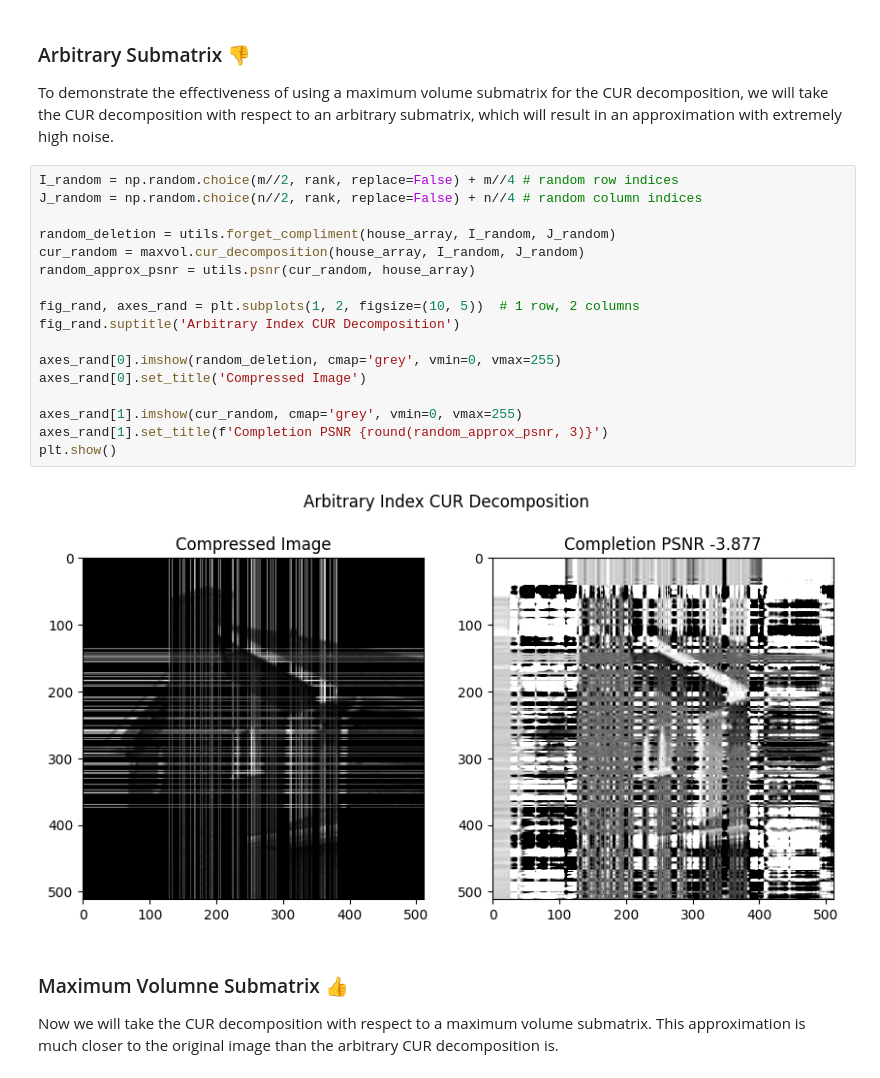
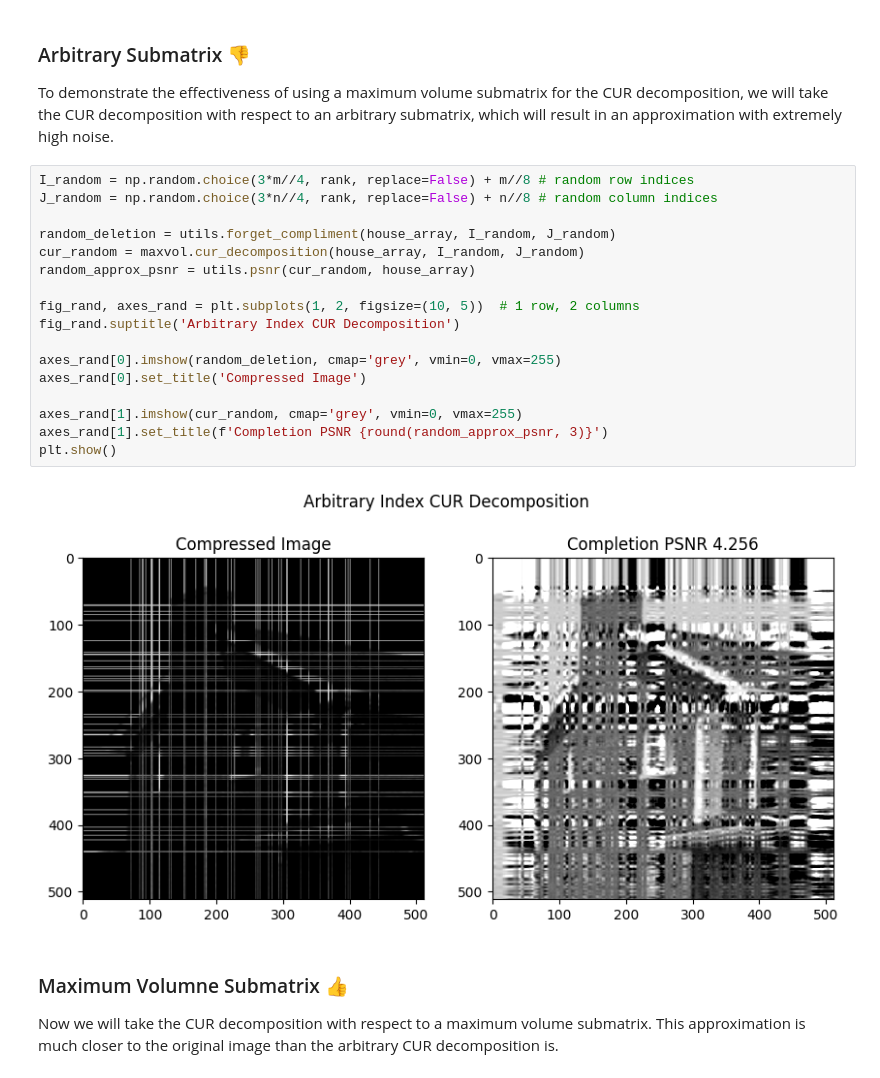
Before and after one commit to KennethJAllen/data-completion-research, a Jupyter notebook: notebooks/demo.ipynb, the cells around one changed output. Saved outputs shown, nothing was run; the diff lists cells and outputs as text.

```diff
--- a/notebooks/demo.ipynb
+++ b/notebooks/demo.ipynb
@@ -66,24 +66,24 @@ The quality of the decomposition is taken with respect to the peak signal to nos
 
 To demonstrate the effectiveness of using a maximum volume submatrix for the CUR decomposition, we will take the CUR decomposition with respect to an arbitrary submatrix, which will result in an approximation with extremely high noise.
 # %%
-I_random = np.random.choice(m//2, rank, replace=False) + m//4 # random row indices
-J_random = np.random.choice(n//2, rank, replace=False) + n//4 # random column indices
+I_random = np.random.choice(3*m//4, rank, replace=False) + m//8 # random row indices
+J_random = np.random.choice(3*n//4, rank, replace=False) + n//8 # random column indices
 
 random_deletion = utils.forget_compliment(house_array, I_random, J_random)
 cur_random = maxvol.cur_decomposition(house_array, I_random, J_random)
 random_approx_psnr = utils.psnr(cur_random, house_array)
 
 fig_rand, axes_rand = plt.subplots(1, 2, figsize=(10, 5))  # 1 row, 2 columns
 fig_rand.suptitle('Arbitrary Index CUR Decomposition')
 
 axes_rand[0].imshow(random_deletion, cmap='grey', vmin=0, vmax=255)
 axes_rand[0].set_title('Compressed Image')
 
 axes_rand[1].imshow(cur_random, cmap='grey', vmin=0, vmax=255)
 axes_rand[1].set_title(f'Completion PSNR {round(random_approx_psnr, 3)}')
 plt.show()
 # %% [output]
-[figure, old version]
+[figure, new version]
 # %% [markdown]
 ### Maximum Volumne Submatrix 👍
 
```
Also changed, not shown: parts of 4 cells of this notebook, 1 other file.
